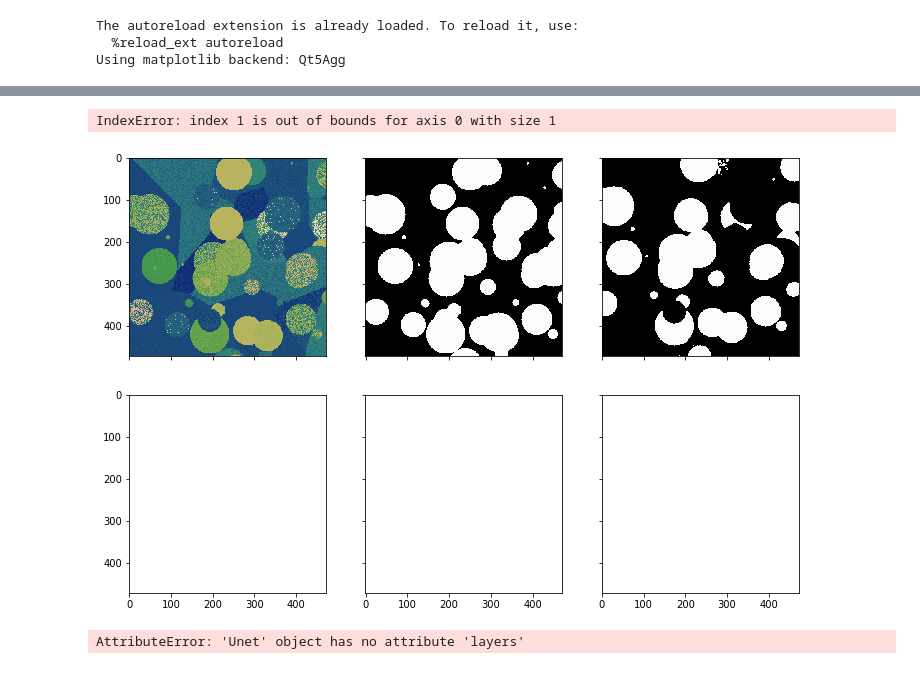
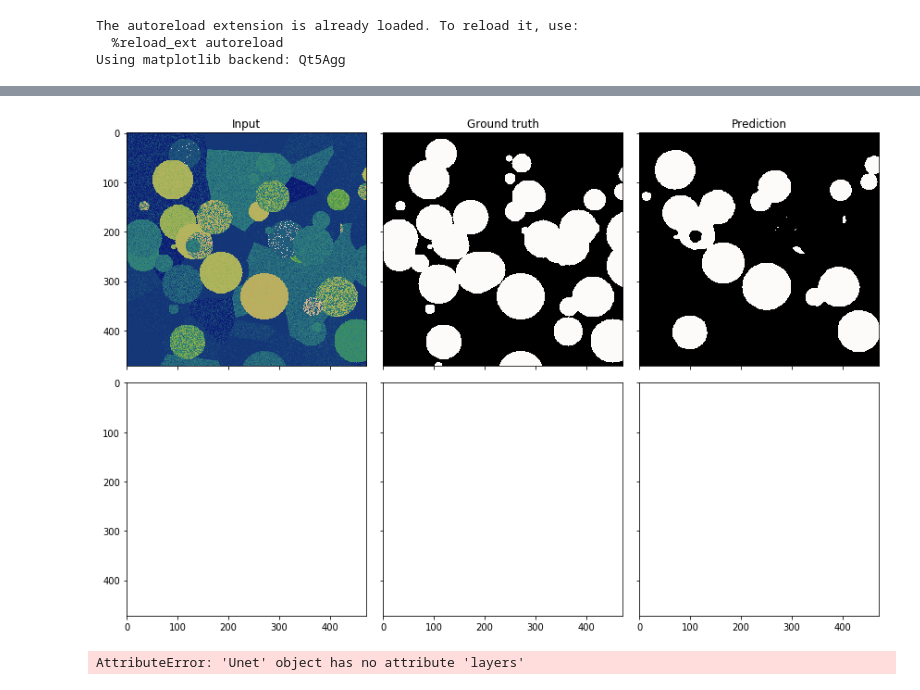
Before and after one commit to jerichooconnell/tf_unet, a Jupyter notebook: demo_toy_problem.ipynb, the cells around one changed output, grey strips where cells are left out. Cells and saved outputs as stored; diff of their text form; code cells hidden in the pictures.

Commit message:
Committing a new change to image gen so that I can checkout an old branch

```diff
--- a/demo_toy_problem.ipynb
+++ b/demo_toy_problem.ipynb
@@ -12,10 +12,10 @@ from tf_unet import image_gen
 from tf_unet import unet
 from tf_unet import util
 
-nx = 512
-ny = 512
+nx = 100
+ny = 100
 
-generator = image_gen.get_image_gen(nx, ny, cnt=100)
+generator = image_gen.get_image_gen(nx, ny, cnt=42)
 # %% [output]
 The autoreload extension is already loaded. To reload it, use:
   %reload_ext autoreload
@@ -38,0 +64,2 @@ Layers 3, features 32, filter size 3x3, pool size: 2x2
+# %%
+net = unet.Unet(channels=generator.channels, n_class=generator.n_class, layers=3, features_root=64)
@@ -70,19 +94,18 @@ Model restored from file: ./unet_trained/model.cpkt
 # %%
 %matplotlib inline
 fig, ax = plt.subplots(2, 3, sharex=True, sharey=True, figsize=(12,8))
-for i in range(ax.shape[0]):
+for i in range(ax.shape[0]-1):
     ax[i, 0].imshow(x_test[i,...,0], aspect="auto")
     ax[i, 1].imshow(y_test[i,...,1], aspect="auto")
     mask = prediction[i,...,1] > 0.9
     ax[i, 2].imshow(mask, aspect="auto")
 ax[0, 0].set_title("Input")
 ax[0, 1].set_title("Ground truth")
 ax[0, 2].set_title("Prediction")
 fig.tight_layout()
 fig.savefig("docs/toy_problem.png")
 # %% [output]
-IndexError: index 1 is out of bounds for axis 0 with size 1
-[figure, old version]
+[figure, new version]
 # %%
 from keras.utils import plot_model
 plot_model(net, to_file='model.png')
```
Also changed, not shown: parts of 7 cells of this notebook, 4 other files.
